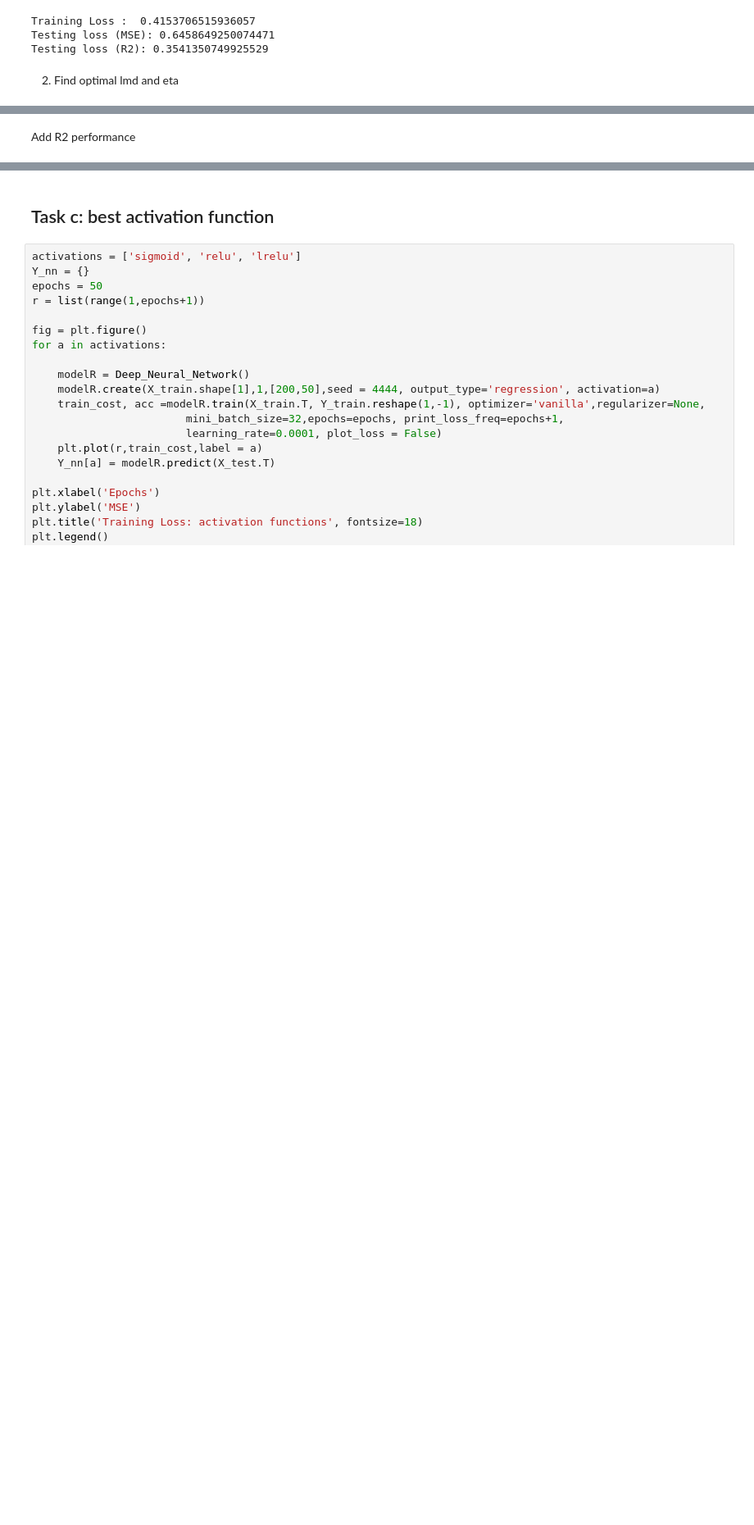
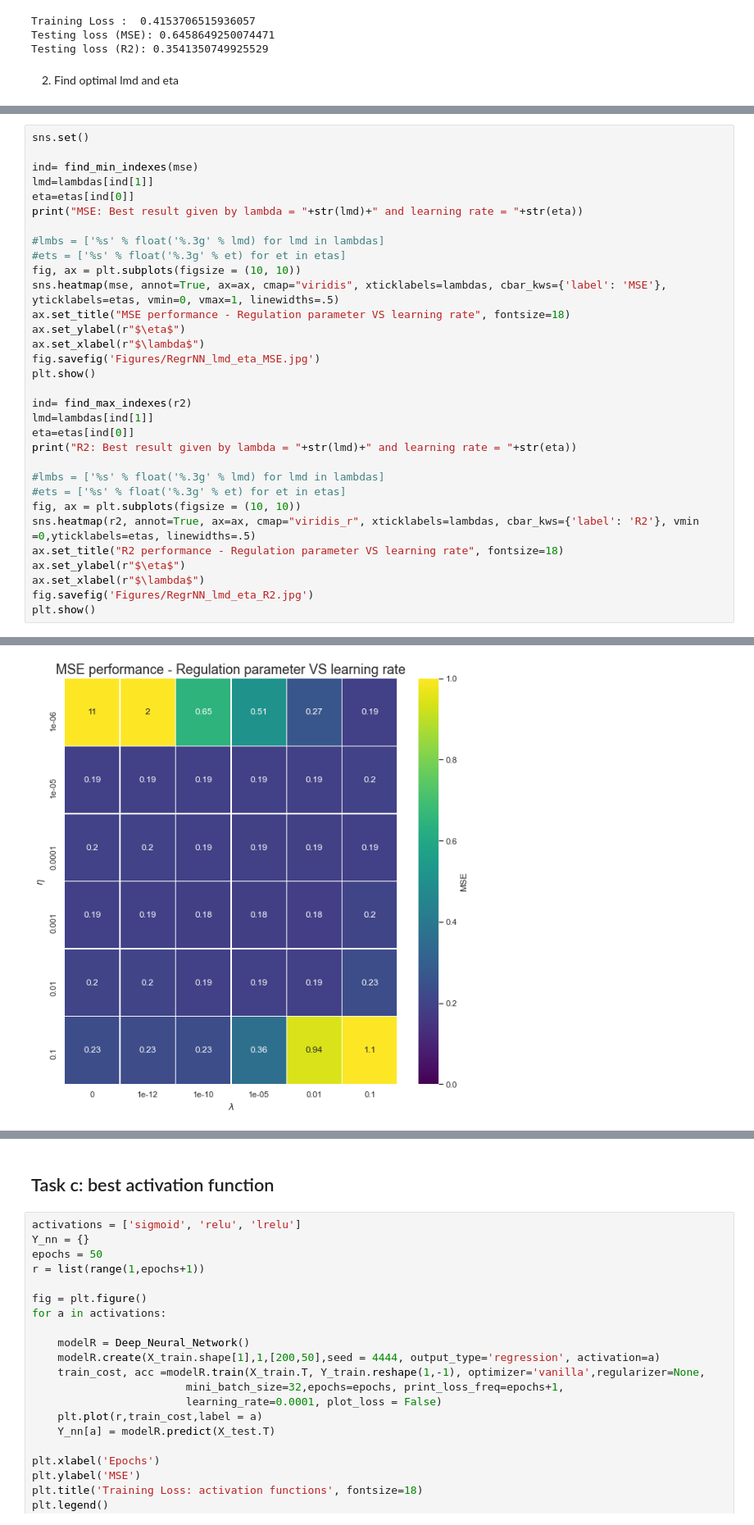
Before and after one commit to adelezaini/MachineLearning, a Jupyter notebook: Projects/Project2/NN_Regression.ipynb, the cells around one changed output, grey strips where cells are left out. Shown at 82% size. Drawn from its saved outputs; the diff is of its cells as text; blank space fills up the shorter version.

```diff
--- a/Projects/Project2/NN_Regression.ipynb
+++ b/Projects/Project2/NN_Regression.ipynb
@@ -256,2 +292,33 @@ Best result given by lambda = 0.1 and learning rate = 0.01
-# %% [markdown]
-Add R2 performance
+# %%
+sns.set()
+
+ind= find_min_indexes(mse)
+lmd=lambdas[ind[1]]
+eta=etas[ind[0]]
+print("MSE: Best result given by lambda = "+str(lmd)+" and learning rate = "+str(eta))
+
+#lmbs = ['%s' % float('%.3g' % lmd) for lmd in lambdas]
+#ets = ['%s' % float('%.3g' % et) for et in etas]
+fig, ax = plt.subplots(figsize = (10, 10))
+sns.heatmap(mse, annot=True, ax=ax, cmap="viridis", xticklabels=lambdas, cbar_kws={'label': 'MSE'}, yticklabels=etas, vmin=0, vmax=1, linewidths=.5)
+ax.set_title("MSE performance - Regulation parameter VS learning rate", fontsize=18)
+ax.set_ylabel(r"$\eta$")
+ax.set_xlabel(r"$\lambda$")
+fig.savefig('Figures/RegrNN_lmd_eta_MSE.jpg')
+plt.show()
+
+ind= find_max_indexes(r2)
+lmd=lambdas[ind[1]]
+eta=etas[ind[0]]
+print("R2: Best result given by lambda = "+str(lmd)+" and learning rate = "+str(eta))
+
+#lmbs = ['%s' % float('%.3g' % lmd) for lmd in lambdas]
+#ets = ['%s' % float('%.3g' % et) for et in etas]
+fig, ax = plt.subplots(figsize = (10, 10))
+sns.heatmap(r2, annot=True, ax=ax, cmap="viridis_r", xticklabels=lambdas, cbar_kws={'label': 'R2'}, vmin =0,yticklabels=etas, linewidths=.5)
+ax.set_title("R2 performance - Regulation parameter VS learning rate", fontsize=18)
+ax.set_ylabel(r"$\eta$")
+ax.set_xlabel(r"$\lambda$")
+fig.savefig('Figures/RegrNN_lmd_eta_R2.jpg')
+plt.show()
+# %% [output]
@@ -257,0 +326 @@ Add R2 performance
+[figure, added]
```
Also changed, not shown: parts of 5 cells of this notebook, 14 other files.
